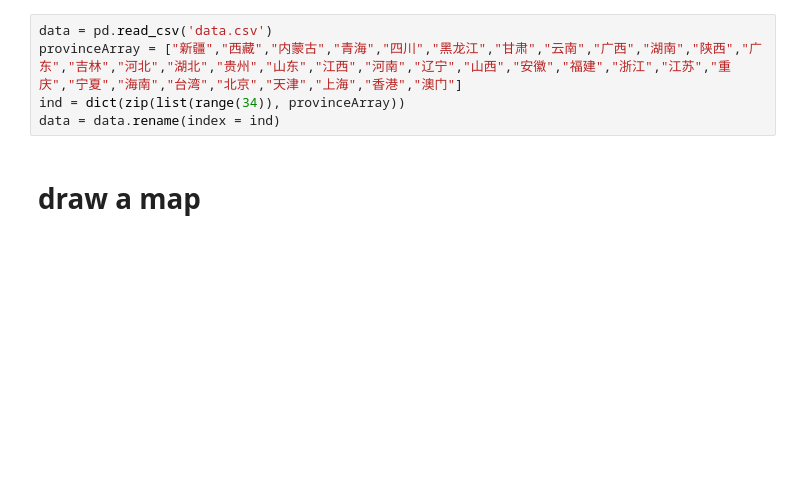
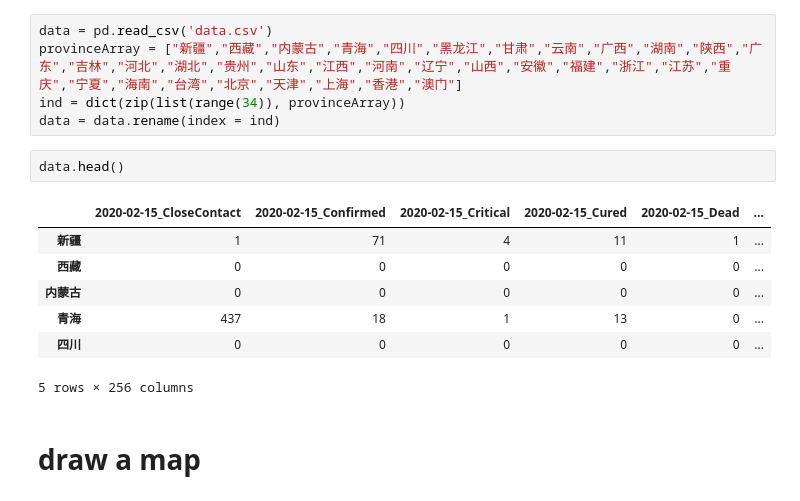
Before and after one commit to ZhijunLiu96/Visualization, a Jupyter notebook: bokeh/Bokeh.ipynb, the cells around one changed output. Saved outputs shown, nothing was run; the diff lists cells and outputs as text; blank space fills up the shorter version.

```diff
--- a/bokeh/Bokeh.ipynb
+++ b/bokeh/Bokeh.ipynb
@@ -16,6 +16,16 @@ data = pd.read_csv('data.csv')
 provinceArray = ["新疆","西藏","内蒙古","青海","四川","黑龙江","甘肃","云南","广西","湖南","陕西","广东","吉林","河北","湖北","贵州","山东","江西","河南","辽宁","山西","安徽","福建","浙江","江苏","重庆","宁夏","海南","台湾","北京","天津","上海","香港","澳门"]
 ind = dict(zip(list(range(34)), provinceArray))
 data = data.rename(index = ind)
+# %%
+data.head()
+# %% [output]
+|  | 2020-02-15_CloseContact | 2020-02-15_Confirmed | 2020-02-15_Critical | 2020-02-15_Cured | 2020-02-15_Dead | ... |
+| 新疆 | 1 | 71 | 4 | 11 | 1 | ... |
+| 西藏 | 0 | 0 | 0 | 0 | 0 | ... |
+| 内蒙古 | 0 | 0 | 0 | 0 | 0 | ... |
+| 青海 | 437 | 18 | 1 | 13 | 0 | ... |
+| 四川 | 0 | 0 | 0 | 0 | 0 | ... |
+5 rows × 256 columns
 # %% [markdown]
 # draw a map
 # %%
```
Also changed, not shown: parts of 8 cells of this notebook, 8 other files.
